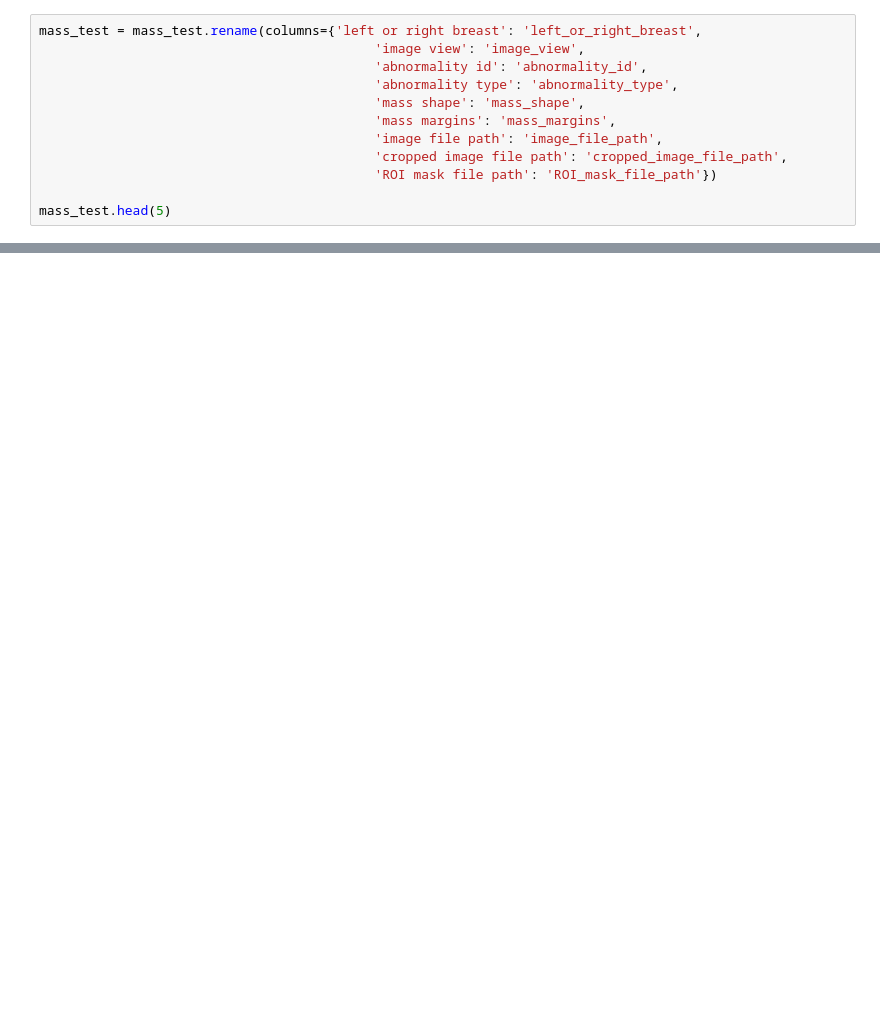
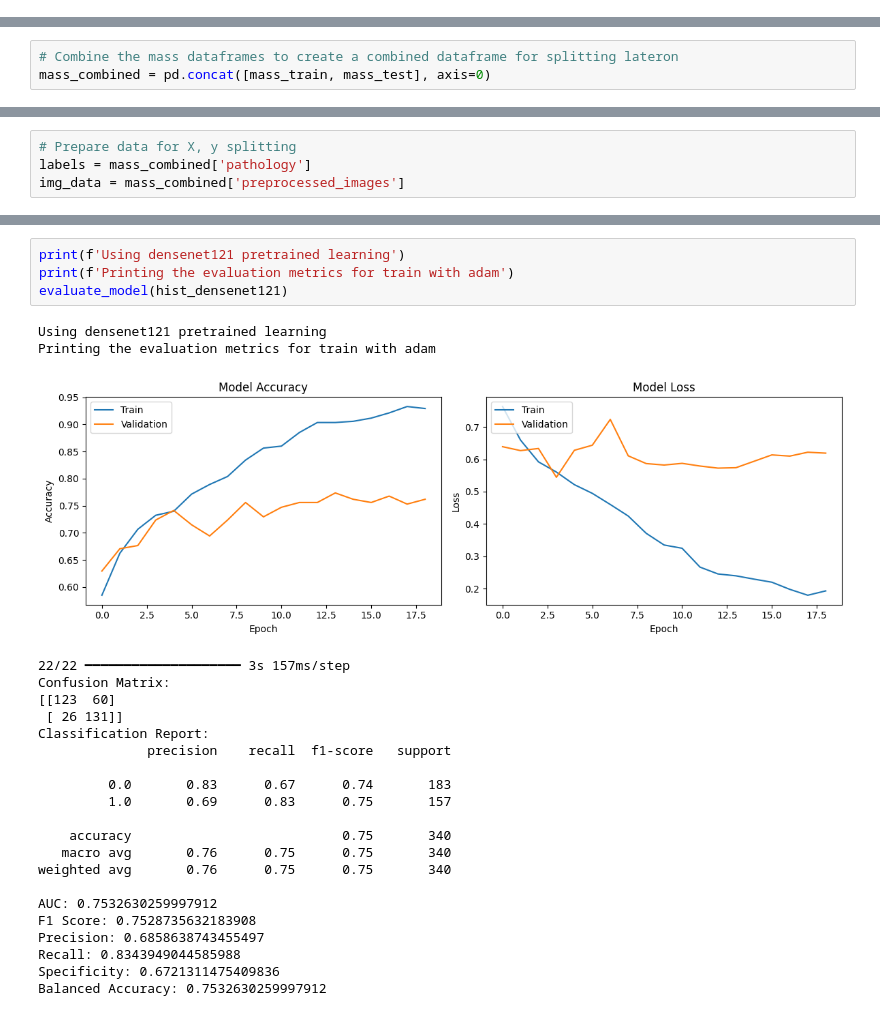
Before and after one commit to nepseli/BrstCncrPred, a Jupyter notebook: BreastCancerPrediction.ipynb, the cells around one changed output, grey strips where cells are left out. Drawn from its saved outputs; the diff is of its cells as text; blank space fills up the shorter version.

```diff
--- a/BreastCancerPrediction.ipynb
+++ b/BreastCancerPrediction.ipynb
@@ -268,12 +402,0 @@ mass_test.shape
-# %%
-mass_test = mass_test.rename(columns={'left or right breast': 'left_or_right_breast',
-                                           'image view': 'image_view',
-                                           'abnormality id': 'abnormality_id',
-                                           'abnormality type': 'abnormality_type',
-                                           'mass shape': 'mass_shape',
-                                           'mass margins': 'mass_margins',
-                                           'image file path': 'image_file_path',
-                                           'cropped image file path': 'cropped_image_file_path',
-                                           'ROI mask file path': 'ROI_mask_file_path'})
-
-mass_test.head(5)
@@ -663,0 +434,3 @@ weighted avg       0.57      0.53      0.51      1187
+# %%
+# Combine the mass dataframes to create a combined dataframe for splitting lateron
+mass_combined = pd.concat([mass_train, mass_test], axis=0)
@@ -663,0 +450,4 @@ weighted avg       0.57      0.53      0.51      1187
+# %%
+# Prepare data for X, y splitting
+labels = mass_combined['pathology']
+img_data = mass_combined['preprocessed_images']
@@ -663,0 +953,28 @@ weighted avg       0.57      0.53      0.51      1187
+# %%
+print(f'Using densenet121 pretrained learning')
+print(f'Printing the evaluation metrics for train with adam')
+evaluate_model(hist_densenet121)
+# %% [output]
+Using densenet121 pretrained learning
+Printing the evaluation metrics for train with adam
+[figure, added]
+22/22 ━━━━━━━━━━━━━━━━━━━━ 3s 157ms/step
+Confusion Matrix:
+[[123  60]
+ [ 26 131]]
+Classification Report:
+              precision    recall  f1-score   support
+
+         0.0       0.83      0.67      0.74       183
+         1.0       0.69      0.83      0.75       157
+
+    accuracy                           0.75       340
+   macro avg       0.76      0.75      0.75       340
+weighted avg       0.76      0.75      0.75       340
+
+AUC: 0.7532630259997912
+F1 Score: 0.7528735632183908
+Precision: 0.6858638743455497
+Recall: 0.8343949044585988
+Specificity: 0.6721311475409836
+Balanced Accuracy: 0.7532630259997912
```
Also changed, not shown: parts of 98 cells of this notebook.
